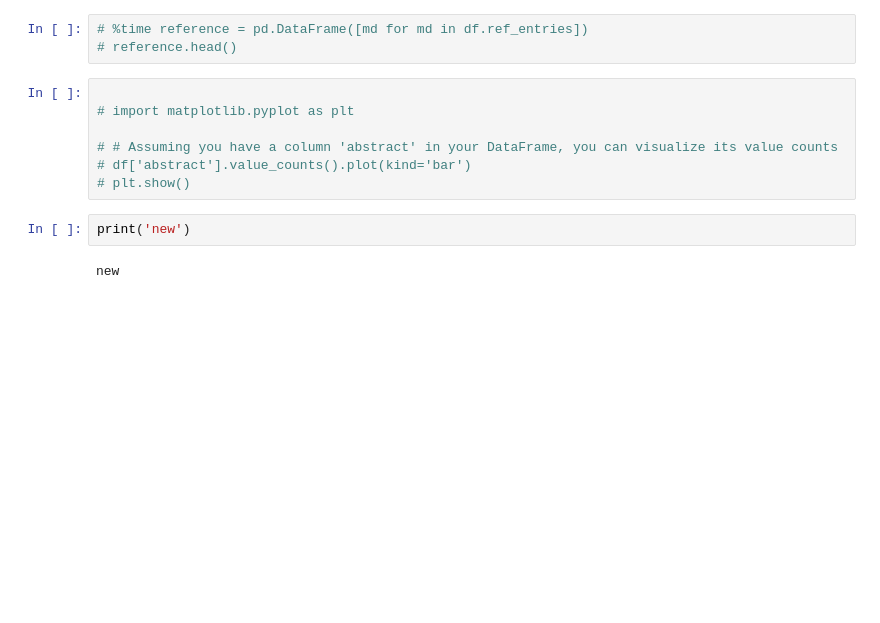
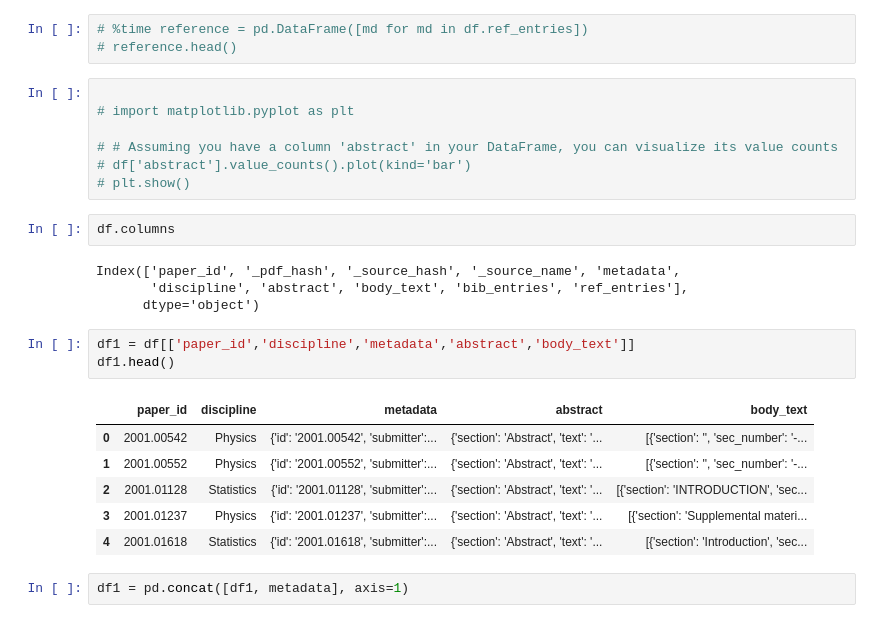
Before and after one commit to ShubhamGupta2505/Dataset-Analysis-Visualization, a Jupyter notebook: research-paper-analysis.ipynb, the cells around one changed output. Drawn from its saved outputs; the diff is of its cells as text; blank space fills up the shorter version.

Commit message:
Kaggle Notebook | Research Paper analysis | Version 3

```diff
--- a/research-paper-analysis.ipynb
+++ b/research-paper-analysis.ipynb
@@ -110,7 +110,21 @@ Wall time: 89.1 ms
 # # Assuming you have a column 'abstract' in your DataFrame, you can visualize its value counts
 # df['abstract'].value_counts().plot(kind='bar')
 # plt.show()
-# %%
-print('new')
-# %% [output]
-new
+# %%
+df.columns
+# %% [output]
+Index(['paper_id', '_pdf_hash', '_source_hash', '_source_name', 'metadata',
+       'discipline', 'abstract', 'body_text', 'bib_entries', 'ref_entries'],
+      dtype='object')
+# %%
+df1 = df[['paper_id','discipline','metadata','abstract','body_text']]
+df1.head()
+# %% [output]
+|  | paper_id | discipline | metadata | abstract | body_text |
+| 0 | 2001.00542 | Physics | {'id': '2001.00542', 'submitter':... | {'section': 'Abstract', 'text': '... | [{'section': '', 'sec_number': '-... |
+| 1 | 2001.00552 | Physics | {'id': '2001.00552', 'submitter':... | {'section': 'Abstract', 'text': '... | [{'section': '', 'sec_number': '-... |
+| 2 | 2001.01128 | Statistics | {'id': '2001.01128', 'submitter':... | {'section': 'Abstract', 'text': '... | [{'section': 'INTRODUCTION', 'sec... |
+| 3 | 2001.01237 | Physics | {'id': '2001.01237', 'submitter':... | {'section': 'Abstract', 'text': '... | [{'section': 'Supplemental materi... |
+| 4 | 2001.01618 | Statistics | {'id': '2001.01618', 'submitter':... | {'section': 'Abstract', 'text': '... | [{'section': 'Introduction', 'sec... |
+# %%
+df1 = pd.concat([df1, metadata], axis=1)
```
Also changed, not shown: parts of 13 cells of this notebook.
